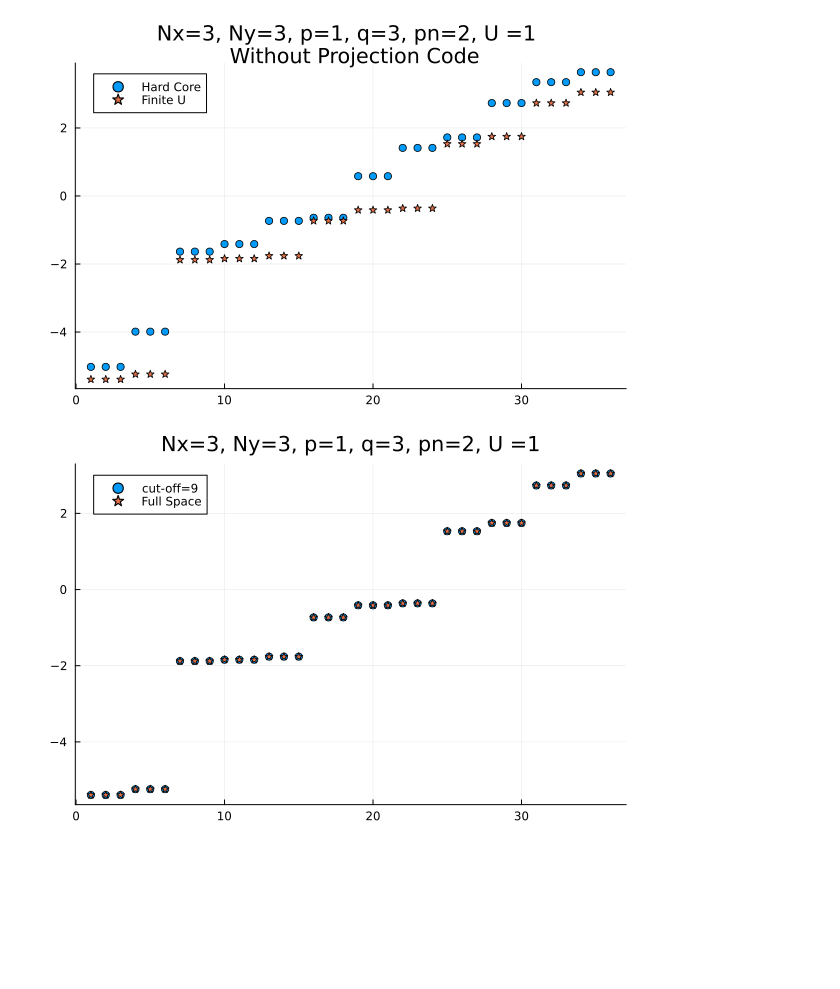
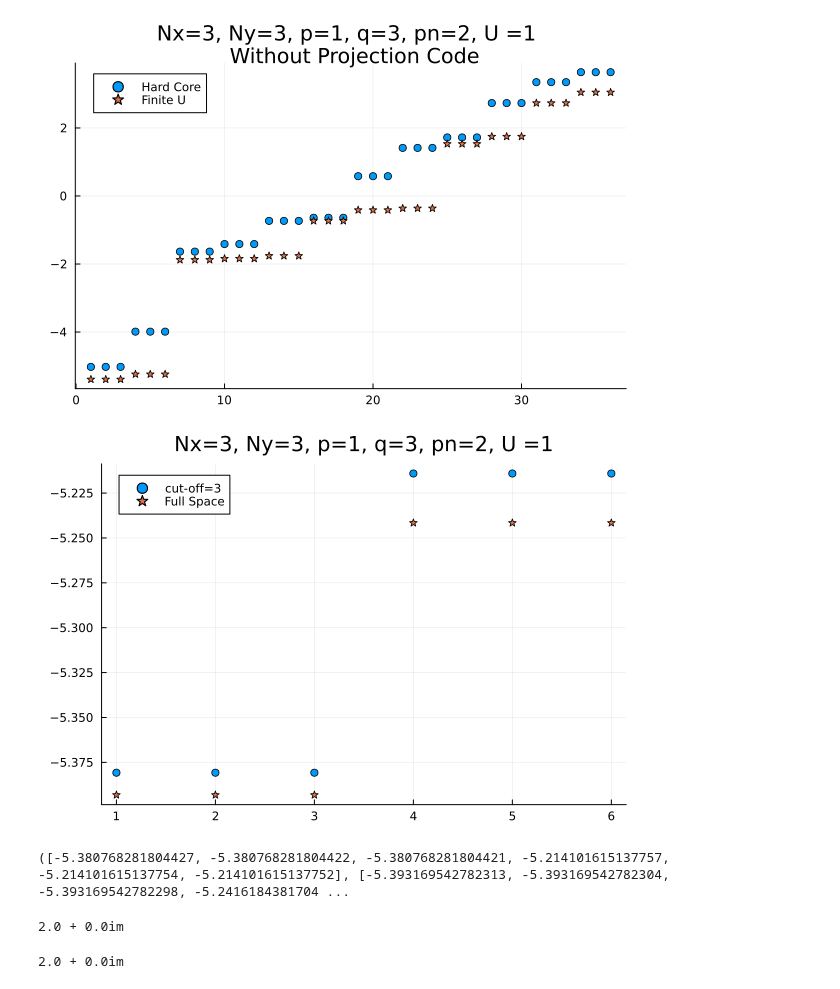
Before and after one commit to Umut-Can-Physics/Kagome-Lattice, a Jupyter notebook: Hofstadter-KM-Kagome/Many-Body/Hofstadter/Hofstadter_MB.ipynb, the cells around one changed output. Cells and saved outputs as stored; diff of their text form; code cells hidden in the pictures; blank space fills up the shorter version.

```diff
--- a/Hofstadter-KM-Kagome/Many-Body/Hofstadter/Hofstadter_MB.ipynb
+++ b/Hofstadter-KM-Kagome/Many-Body/Hofstadter/Hofstadter_MB.ipynb
@@ -44,5 +47,5 @@ U = 1
 N = Nx*Ny
 NPhi0 = Int(Nx*Ny*(p/q))
 Cut_Off = NPhi0
-Cut_Off = Nx*Ny
+Cut_Off = 3
 # %% [output]
@@ -62,5 +65,5 @@ H_proj_hardcore, P, Pt, basis_cut_mb = H_Hubbard_Projection(N, pn, matrix, Cut_O
 # %%
 HardCore = false
-H_proj_finite, P, Pt, basis_cut_mb = H_Hubbard_Projection(N, pn, matrix, Cut_Off, HardCore);
+H_proj_finite, P, Pt, basis_cut_mb = H_Hubbard_Projection(N, pn, U, matrix, Cut_Off, HardCore);
 # %%
 ϵ_finite, psi_finite = eigenstates(H_proj_finite);
@@ -82,7 +89,7 @@ H_full_hard_core, basis_mb = H_Hubbard(N, pn, matrix, HardCore);
 E_full_hard_core, psi_full_hard_core = eigenstates(dense(H_full_hard_core));
 # %%
 HardCore = false
-H_full_finite, basis_mb =  H_Hubbard(N, pn, matrix, HardCore);
+H_full_finite, basis_mb =  H_Hubbard(N, U, pn, matrix, HardCore);
 # %%
 E_full_finite, psi_full_finite = eigenstates(dense(H_full_finite));
 # %%
@@ -94,8 +101,20 @@ scatter!(E_full_finite[n:m], label="Finite U",marker=:star)
 [figure]
 # %%
 n=1
-m=36
+m=6
 scatter(ϵ_finite[n:m], label="cut-off=$(Cut_Off)", title="Nx=$(Nx), Ny=$(Ny), p=$(p), q=$(q), pn=$(pn), U =$(U)")
 scatter!(E_full_finite[n:m], label="Full Space",marker=:star)
 # %% [output]
-[figure, old version]
+[figure, new version]
+# %%
+ϵ_finite, E_full_finite[1:6]
+# %% [output]
+([-5.380768281804427, -5.380768281804422, -5.380768281804421, -5.214101615137757, -5.214101615137754, -5.214101615137752], [-5.393169542782313, -5.393169542782304, -5.393169542782298, -5.2416184381704 ...
+# %%
+psi_finite[2].data'*number(basis_cut_mb).data*psi_finite[2].data
+# %% [output]
+2.0 + 0.0im
+# %%
+psi_full_finite[1].data'*number(basis_mb).data*psi_full_finite[1].data
+# %% [output]
+2.0 + 0.0im
```
Also changed, not shown: parts of 10 cells of this notebook, 53 other files.
